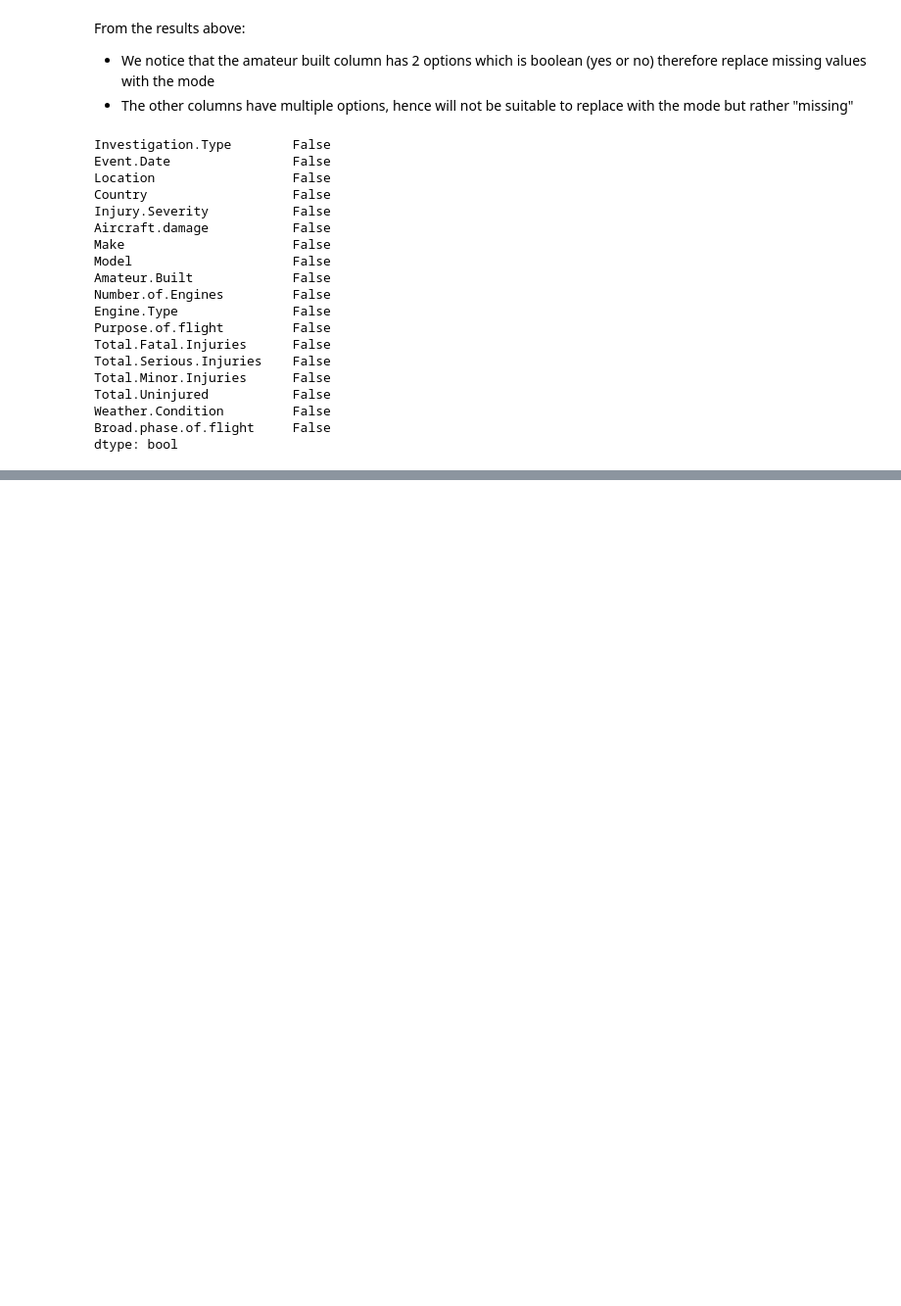
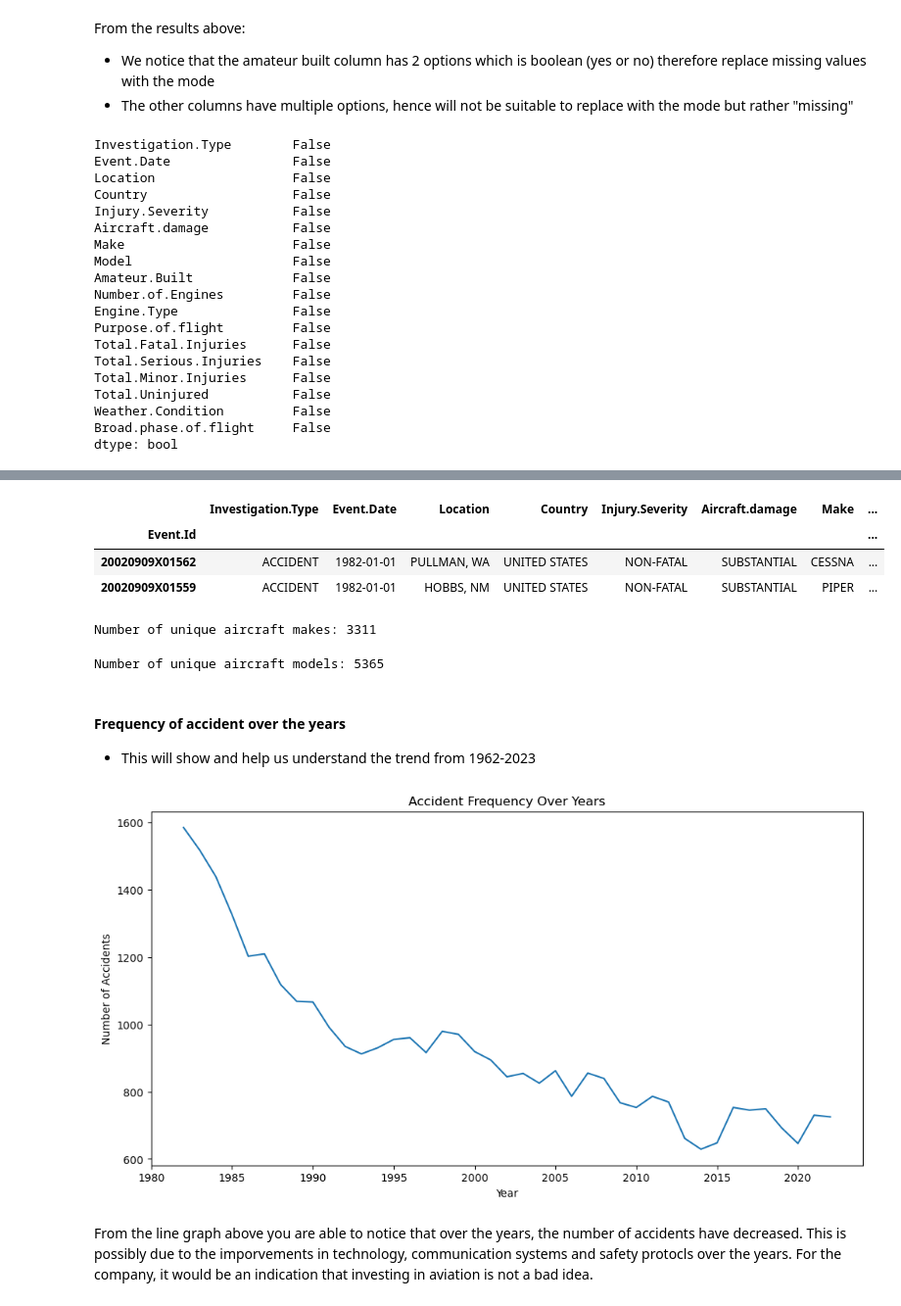
Before and after one commit to JuneHenia/Phase-1-Aviation-Project, a Jupyter notebook: notebooks/Phase 1 project.ipynb, the cells around one changed output, grey strips where cells are left out. Shown at 98% size. Drawn from its saved outputs; the diff is of its cells as text; code cells hidden in the pictures; blank space fills up the shorter version.

```diff
--- a/notebooks/Phase 1 project.ipynb
+++ b/notebooks/Phase 1 project.ipynb
@@ -640,3 +640,9 @@ Total.Uninjured           False
 Weather.Condition         False
 Broad.phase.of.flight     False
 dtype: bool
+# %%
+# ensuring the columns which are object are the same with the all the letters uppercase
+#avoiding Boeing and BOEING
+# Loop through all object columns and clean
+for col in df.select_dtypes(include='object').columns:
+    df[col] = df[col].str.strip().str.upper()
@@ -642,0 +670,41 @@ dtype: bool
+# %%
+df.head(2)
+# %% [output]
+|  | Investigation.Type | Event.Date | Location | Country | Injury.Severity | Aircraft.damage | Make | ... |
+| Event.Id |  |  |  |  |  |  |  | ... |
+| 20020909X01562 | ACCIDENT | 1982-01-01 | PULLMAN, WA | UNITED STATES | NON-FATAL | SUBSTANTIAL | CESSNA | ... |
+| 20020909X01559 | ACCIDENT | 1982-01-01 | HOBBS, NM | UNITED STATES | NON-FATAL | SUBSTANTIAL | PIPER | ... |
+# %%
+# number of makes of aircrafts
+number_of_makes = df['Make'].nunique()
+print(f"Number of unique aircraft makes: {number_of_makes}")
+# %% [output]
+Number of unique aircraft makes: 3311
+# %%
+# number of models of aircrafts
+number_of_models = df['Model'].nunique()
+print(f"Number of unique aircraft models: {number_of_models}")
+# %% [output]
+Number of unique aircraft models: 5365
+# %% [markdown]
+#### Frequency of accident over the years
+- This will show and help us understand the trend from 1962-2023
+# %%
+# the column Event Date needs to be converted to datetime
+df['Event.Date'] = pd.to_datetime(df['Event.Date'], errors='coerce')
+# need to create a column with just the year on its own which would be 1962 for example without month and date
+df['Year'] = df['Event.Date'].dt.year
+# %%
+# for the plot, it needs to be grouped by year
+accidents_per_year = df.groupby('Year').size()
+
+plt.figure(figsize = (12,6))
+sns.lineplot(x = accidents_per_year.index, y = accidents_per_year.values)
+plt.title('Accident Frequency Over Years')
+plt.xlabel('Year')
+plt.ylabel('Number of Accidents')
+plt.show()
+# %% [output]
+[figure, added]
+# %% [markdown]
+From the line graph above you are able to notice that over the years, the number of accidents have decreased. This is possibly due to the imporvements in technology, communication systems and safety protocls over the years. For the company, it would be an indication that investing in aviation is not a bad idea.
```
Also changed, not shown: parts of 33 cells of this notebook, 1 other file.
